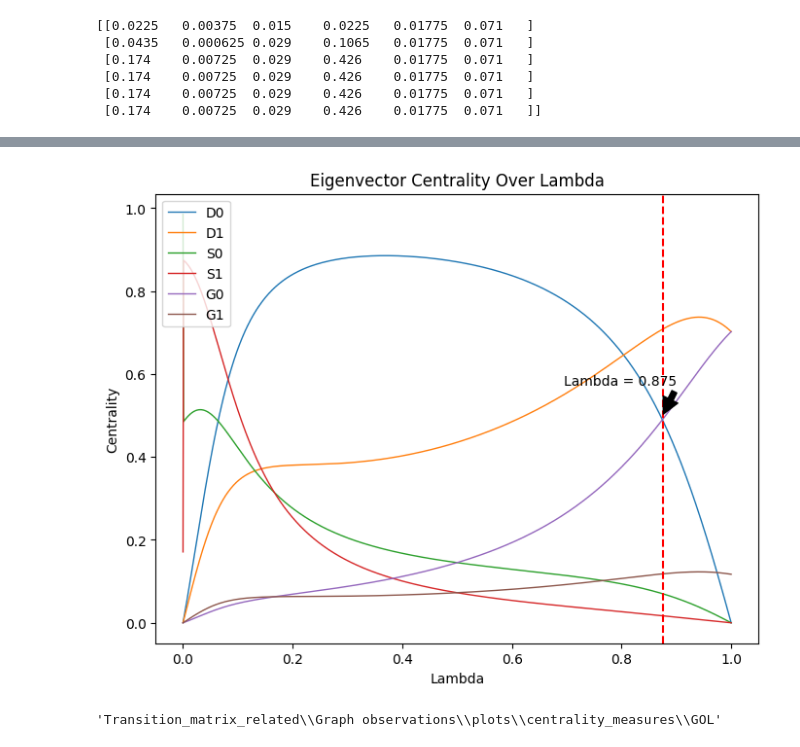
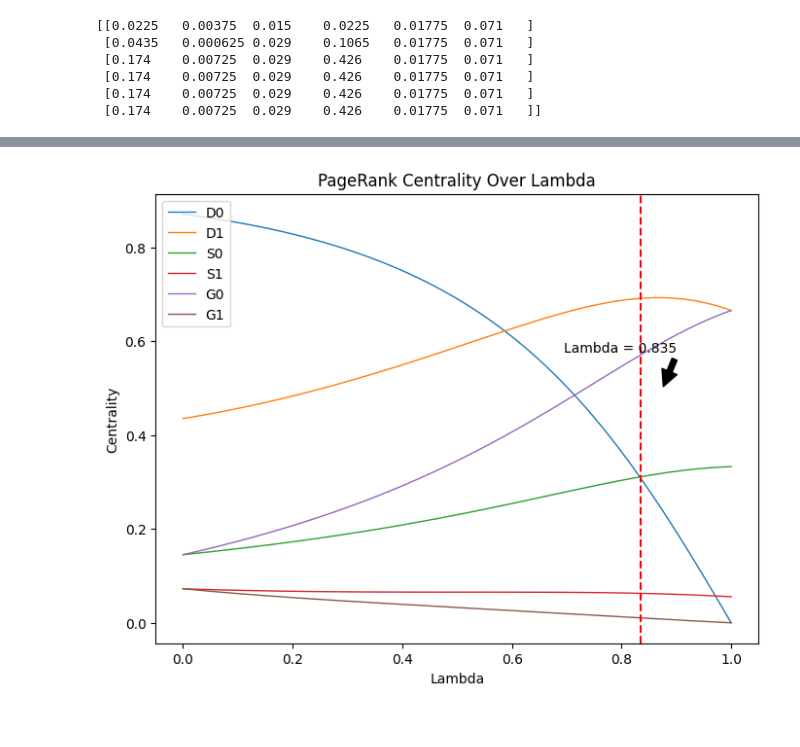
Before and after one commit to Hakan-Akg/Cellular_Automata, a Jupyter notebook: Transition_Matrix_Brainstorming.ipynb, the cells around one changed output, grey strips where cells are left out. Cells and saved outputs as stored; diff of their text form; code cells hidden in the pictures.

```diff
--- a/Transition_Matrix_Brainstorming.ipynb
+++ b/Transition_Matrix_Brainstorming.ipynb
@@ -519,31 +505,15 @@ def calculate_edge_probability(cond1, state1, cond2, state2, Lambda, p):
     """
     m_max = 8  # You can adjust this if needed
     t1, t2, t3 = 1.5, 2.5, 3.5  # These are the example values from your previous code
-
-    if cond1 == 'D':
-        if cond2 == 'D':
-            return (1 - Lambda) * (m_max - (t3 - t1)) / m_max
-        elif cond2 == 'S':
-            return (1 - Lambda) * (t2 - t1) / m_max
-        elif cond2 == 'G':
-            return Lambda * (t3 - t2) / m_max
-
-    elif cond1 == 'S':
-        if cond2 == 'D':
-            return Lambda * (m_max - (t3 - t1)) / m_max
-        elif cond2 == 'S':
-            return (1 - Lambda) * (t2 - t1) / m_max
-        elif cond2 == 'G':
-            return Lambda * (t3 - t2) / m_max
-
-    elif cond1 == 'G':
-        if cond2 == 'D':
-            return Lambda * (m_max - (t3 - t1)) / m_max
-        elif cond2 == 'S':
-            return (1 - Lambda) * (t2 - t1) / m_max
-        elif cond2 == 'G':
-            return Lambda * (t3 - t2) / m_max
-    return 0
+    pd_0=p*(1 - Lambda) * (m_max - (t3 - t1))
+    pd_1=(1-p + p*Lambda) * (m_max - (t3 - t1))
+    ps_0=p*(t2 - t1)
+    ps_1=(1-p) * (t2 - t1)
+    pg_0=(p+Lambda-Lambda*p) * (t3 - t2)
+    pg_1=(1-Lambda)*(1-p)*(t3 - t2)
+    Dict={'D':{0:pd_0,1:pd_1},'S':{0:ps_0,1:ps_1},'G':{0:pg_0,1:pg_1}}
+    Result=Dict[cond1][state1]*Dict[cond2][state2]
+    return Result
 
 def assign_probabilities_to_graph_with_lambda(graph, p, Lambda):
     """
@@ -586,7 +556,7 @@ def assign_probabilities_to_graph_with_lambda(graph, p, Lambda):
 
 
 Lambda =  0.6 # Example Lambda value
-p = 0.1 # Example probability value
+p = 0.8 # Example probability value
 graph_forLGOL = assign_probabilities_to_graph_with_lambda(graph_forLGOL, p, Lambda)
 
 
@@ -658,7 +628,7 @@ print(tm)
 # %%
 # Modify Lambda_values to be a list of Lambda values
 Lambda_values = list(np.linspace(0, 1, 1000))  # Example Lambda values
-
+p=0.5
 # Initialize dictionaries to store centrality measures for each node at each Lambda value
 betweenness_centrality_values = {Lambda: [] for Lambda in Lambda_values}
 eigenvector_centrality_values = {Lambda: [] for Lambda in Lambda_values}
@@ -726,30 +696,26 @@ plot_and_save_centrality_over_lambda(pagerank_centrality_values, "PageRank Centr
 # %%
 def plot_and_save_centrality_over_lambda(centrality_values, title, filename_prefix, save_path):
     plt.figure(figsize=(8, 6))
     legend_nodes = ['D0', 'D1', 'S0', 'S1', 'G0', 'G1']
 
     for node in legend_nodes:
         node_values = {Lambda: values[legend_nodes.index(node)] for Lambda, values in centrality_values.items()}
         plt.plot(centrality_values.keys(), node_values.values(), label=f'{node}', linewidth=1)
-    plt.axvline(x=0.875, color='red', linestyle='--')
+    plt.axvline(x=0.835, color='red', linestyle='--')
 
     plt.xlabel('Lambda')
     plt.ylabel('Centrality')
     plt.title(title)
     plt.legend()
-    plt.annotate('Lambda = 0.875', xy=(0.875, 0.5), xytext=(0.9, 0.6),
+    plt.annotate('Lambda = 0.835', xy=(0.875, 0.5), xytext=(0.9, 0.6),
                  arrowprops=dict(facecolor='black', shrink=0.05),
                  horizontalalignment='right', verticalalignment='top')
 
     filename = f'{filename_prefix}.png'
     plt.savefig(os.path.join(save_path, filename))
     plt.show()
     plt.close()
 
-plot_and_save_centrality_over_lambda(eigenvector_centrality_values, "Eigenvector Centrality Over Lambda", "eigenvector_centrality_over_lambda", centrality_folder)
+plot_and_save_centrality_over_lambda(eigenvector_centrality_values, "PageRank Centrality Over Lambda", "pagerank_centrality_over_lambda", centrality_folder)
 # %% [output]
-[figure, old version]
+[figure, new version]
-# %%
-centrality_folder
-# %% [output]
-'Transition_matrix_related\\Graph observations\\plots\\centrality_measures\\GOL'
```
Also changed, not shown: parts of 9 cells of this notebook, 12 other files.
